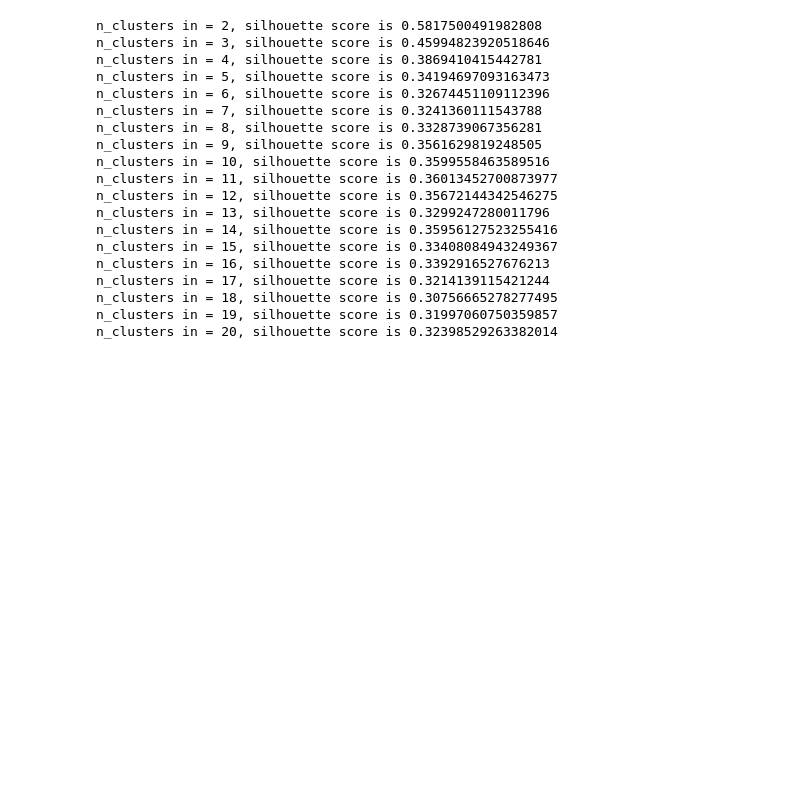
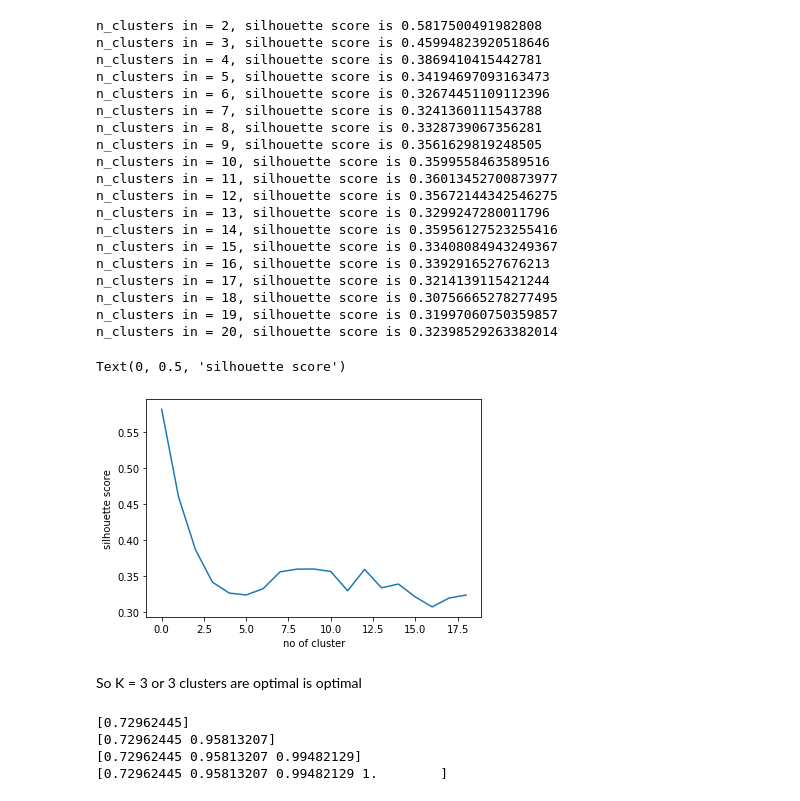
Before and after one commit to reality666/amateur-machine, a Jupyter notebook: Iris clustering.ipynb, the cells around one changed output. Cells and saved outputs as stored; diff of their text form; code cells hidden in the pictures; blank space fills up the shorter version.

```diff
--- a/Iris clustering.ipynb
+++ b/Iris clustering.ipynb
@@ -234,3 +233,31 @@ n_clusters in = 17, silhouette score is 0.3214139115421244
 n_clusters in = 18, silhouette score is 0.30756665278277495
 n_clusters in = 19, silhouette score is 0.31997060750359857
 n_clusters in = 20, silhouette score is 0.32398529263382014
+# %%
+plt.plot(error)
+plt.xlabel('no of cluster')
+plt.ylabel('silhouette score')
+# %% [output]
+Text(0, 0.5, 'silhouette score')
+[figure, added]
+# %% [markdown]
+So K = 3 or 3 clusters are optimal is optimal
+# %%
+#Time to try PCA
+#Determine the optimal number of PC
+
+for i in range(1,len(x_scaled.columns)+1):
+    pca = PCA(n_components=i, random_state=42).fit(x_scaled)
+    print(pca.explained_variance_ratio_.cumsum())
+
+# pca = PCA(n_components=3, random_state=42)
+# pca.fit(x_scaled)
+# x_pca = pca.transform(x_scaled)
+# x_pca = pd.DataFrame(x_pca, columns=['PC1','PC2'])
+
+# print(pca.explained_variance_ratio_.cumsum())
+# %% [output]
+[0.72962445]
+[0.72962445 0.95813207]
+[0.72962445 0.95813207 0.99482129]
+[0.72962445 0.95813207 0.99482129 1.        ]
```
Also changed, not shown: parts of 8 cells of this notebook.
